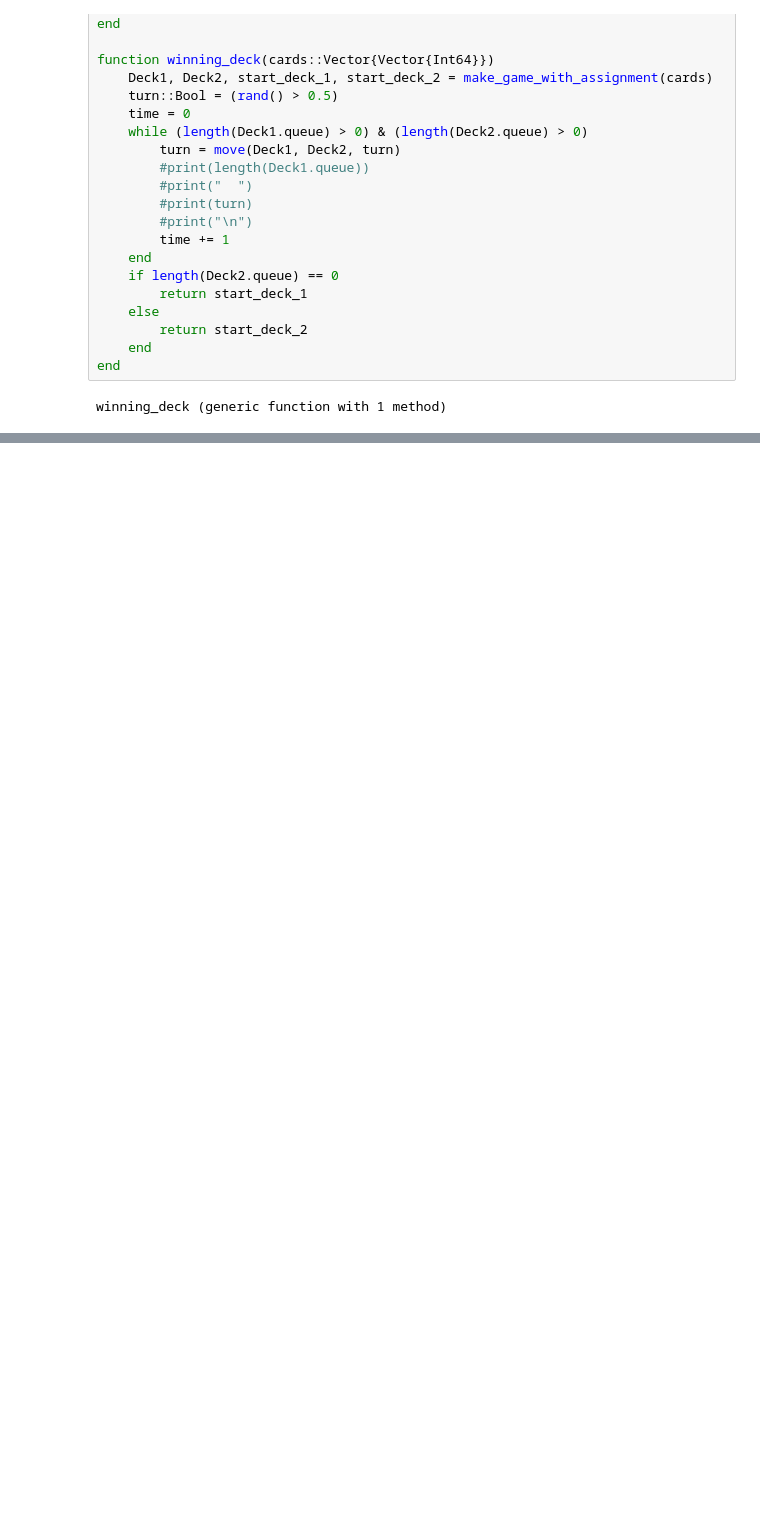
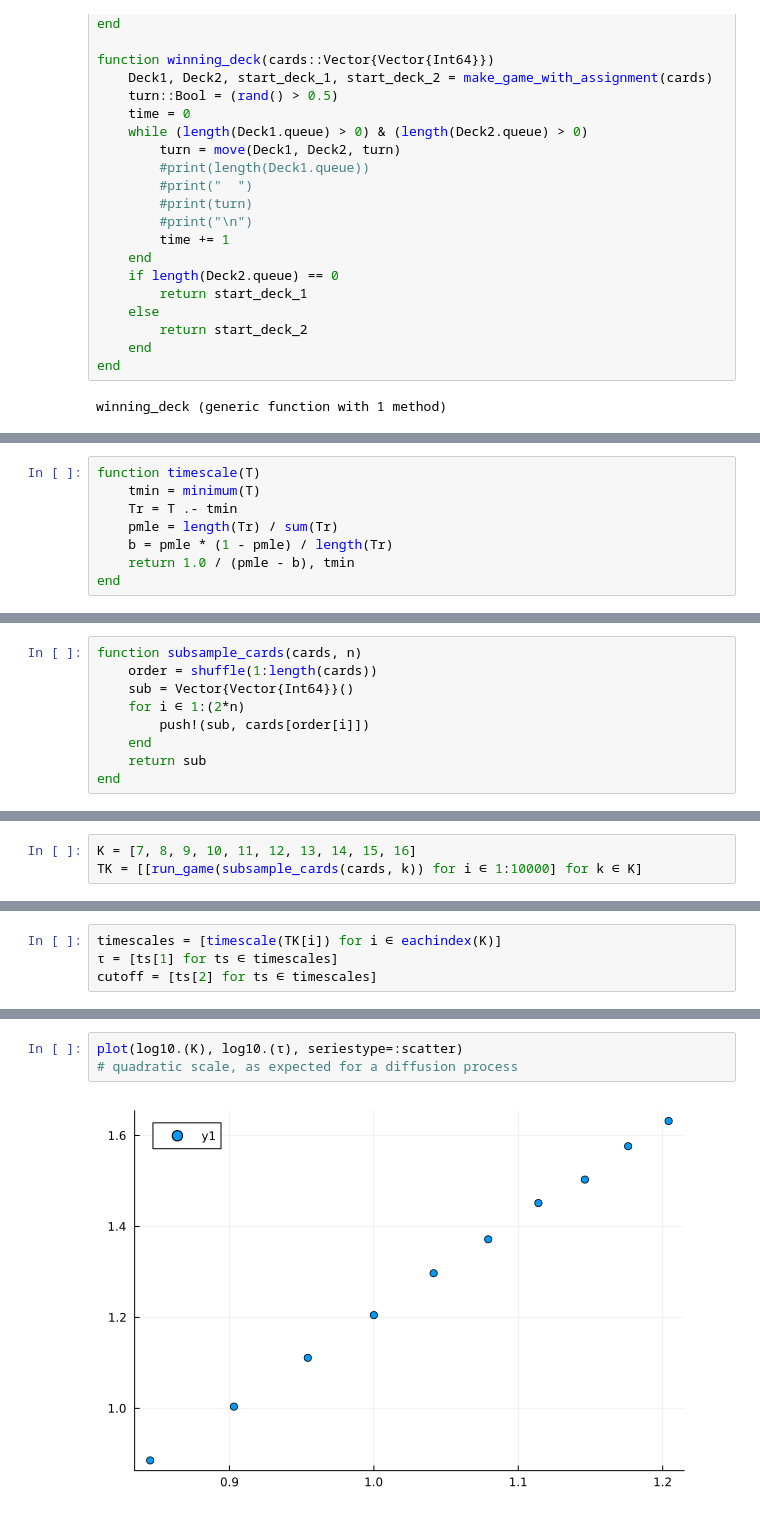
Before and after one commit to rdven/tyrannen_quartet, a Jupyter notebook: TyrantSimulation.ipynb, the cells around one changed output, grey strips where cells are left out. Saved outputs shown, nothing was run; the diff lists cells and outputs as text; blank space fills up the shorter version.

```diff
--- a/TyrantSimulation.ipynb
+++ b/TyrantSimulation.ipynb
@@ -270,0 +275,8 @@ xlabel!("Win Percentage at Start of Game")
+# %%
+function timescale(T)
+    tmin = minimum(T)
+    Tr = T .- tmin
+    pmle = length(Tr) / sum(Tr)
+    b = pmle * (1 - pmle) / length(Tr)
+    return 1.0 / (pmle - b), tmin
+end
@@ -270,0 +285,9 @@ xlabel!("Win Percentage at Start of Game")
+# %%
+function subsample_cards(cards, n)
+    order = shuffle(1:length(cards))
+    sub = Vector{Vector{Int64}}()
+    for i ∈ 1:(2*n)
+        push!(sub, cards[order[i]])
+    end
+    return sub
+end
@@ -270,0 +296,3 @@ xlabel!("Win Percentage at Start of Game")
+# %%
+K = [7, 8, 9, 10, 11, 12, 13, 14, 15, 16]
+TK = [[run_game(subsample_cards(cards, k)) for i ∈ 1:10000] for k ∈ K]
@@ -270,0 +311,4 @@ xlabel!("Win Percentage at Start of Game")
+# %%
+timescales = [timescale(TK[i]) for i ∈ eachindex(K)]
+τ = [ts[1] for ts ∈ timescales]
+cutoff = [ts[2] for ts ∈ timescales]
@@ -270,0 +327,5 @@ xlabel!("Win Percentage at Start of Game")
+# %%
+plot(log10.(K), log10.(τ), seriestype=:scatter)
+# quadratic scale, as expected for a diffusion process
+# %% [output]
+[figure, added]
```
Also changed, not shown: parts of 15 cells of this notebook, 1 other file.
